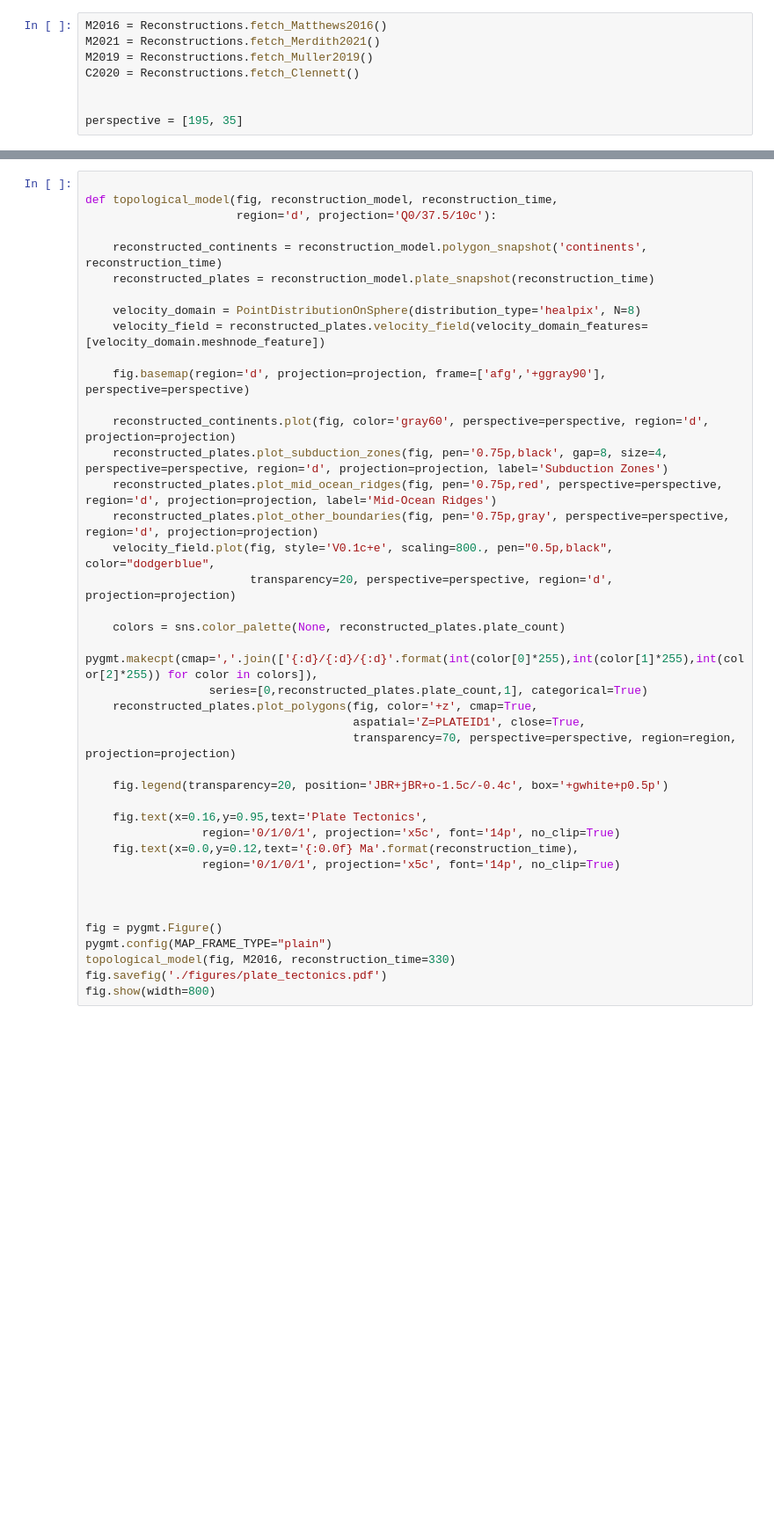
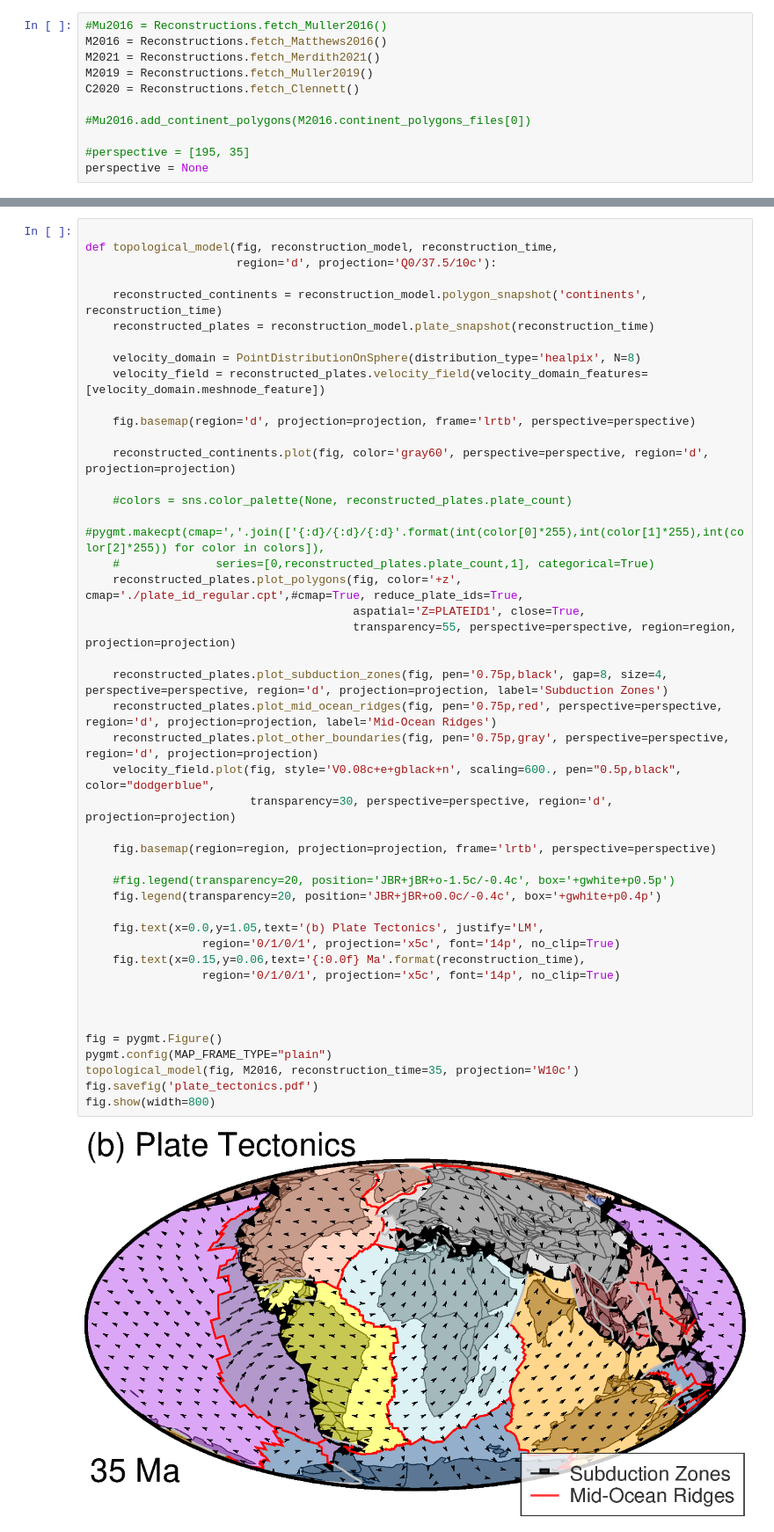
Before and after one commit to siwill22/Deconstructing-Plate-Tectonic-Reconstructions, a Jupyter notebook: Figure3/ReconstructionTypes.ipynb, the cells around one changed output, grey strips where cells are left out. Shown at 88% size. Drawn from its saved outputs; the diff is of its cells as text; blank space fills up the shorter version.

```diff
--- a/Figure3/ReconstructionTypes.ipynb
+++ b/Figure3/ReconstructionTypes.ipynb
@@ -17,9 +19,12 @@ sys.path.append('../degenerative_art/')
 from map_effects import polygons_buffer, raster_buffer, reconstruct_and_rasterize_polygons
 # %%
+#Mu2016 = Reconstructions.fetch_Muller2016()
 M2016 = Reconstructions.fetch_Matthews2016()
 M2021 = Reconstructions.fetch_Merdith2021()
 M2019 = Reconstructions.fetch_Muller2019()
 C2020 = Reconstructions.fetch_Clennett()
 
+#Mu2016.add_continent_polygons(M2016.continent_polygons_files[0])
 
-perspective = [195, 35]
+#perspective = [195, 35]
+perspective = None
@@ -69,42 +93,48 @@ fig.show(width=800)
 # %%
 
 def topological_model(fig, reconstruction_model, reconstruction_time,
                       region='d', projection='Q0/37.5/10c'):
 
     reconstructed_continents = reconstruction_model.polygon_snapshot('continents', reconstruction_time)
     reconstructed_plates = reconstruction_model.plate_snapshot(reconstruction_time)
 
     velocity_domain = PointDistributionOnSphere(distribution_type='healpix', N=8)
     velocity_field = reconstructed_plates.velocity_field(velocity_domain_features=[velocity_domain.meshnode_feature])
 
-    fig.basemap(region='d', projection=projection, frame=['afg','+ggray90'], perspective=perspective)
+    fig.basemap(region='d', projection=projection, frame='lrtb', perspective=perspective)
 
     reconstructed_continents.plot(fig, color='gray60', perspective=perspective, region='d', projection=projection)
+
+    #colors = sns.color_palette(None, reconstructed_plates.plate_count)
+    #pygmt.makecpt(cmap=','.join(['{:d}/{:d}/{:d}'.format(int(color[0]*255),int(color[1]*255),int(color[2]*255)) for color in colors]),
+    #              series=[0,reconstructed_plates.plate_count,1], categorical=True)
+    reconstructed_plates.plot_polygons(fig, color='+z', cmap='./plate_id_regular.cpt',#cmap=True, reduce_plate_ids=True,
+                                       aspatial='Z=PLATEID1', close=True,
+                                       transparency=55, perspective=perspective, region=region, projection=projection)
+
     reconstructed_plates.plot_subduction_zones(fig, pen='0.75p,black', gap=8, size=4, perspective=perspective, region='d', projection=projection, label='Subduction Zones')
     reconstructed_plates.plot_mid_ocean_ridges(fig, pen='0.75p,red', perspective=perspective, region='d', projection=projection, label='Mid-Ocean Ridges')
     reconstructed_plates.plot_other_boundaries(fig, pen='0.75p,gray', perspective=perspective, region='d', projection=projection)
-    velocity_field.plot(fig, style='V0.1c+e', scaling=800., pen="0.5p,black", color="dodgerblue",
-                        transparency=20, perspective=perspective, region='d', projection=projection)
+    velocity_field.plot(fig, style='V0.08c+e+gblack+n', scaling=600., pen="0.5p,black", color="dodgerblue",
+                        transparency=30, perspective=perspective, region='d', projection=projection)
 
-    colors = sns.color_palette(None, reconstructed_plates.plate_count)
-    pygmt.makecpt(cmap=','.join(['{:d}/{:d}/{:d}'.format(int(color[0]*255),int(color[1]*255),int(color[2]*255)) for color in colors]),
-                  series=[0,reconstructed_plates.plate_count,1], categorical=True)
-    reconstructed_plates.plot_polygons(fig, color='+z', cmap=True,
-                                       aspatial='Z=PLATEID1', close=True,
-                                       transparency=70, perspective=perspective, region=region, projection=projection)
+    fig.basemap(region=region, projection=projection, frame='lrtb', perspective=perspective)
 
-    fig.legend(transparency=20, position='JBR+jBR+o-1.5c/-0.4c', box='+gwhite+p0.5p')
+    #fig.legend(transparency=20, position='JBR+jBR+o-1.5c/-0.4c', box='+gwhite+p0.5p')
+    fig.legend(transparency=20, position='JBR+jBR+o0.0c/-0.4c', box='+gwhite+p0.4p')
 
-    fig.text(x=0.16,y=0.95,text='Plate Tectonics',
+    fig.text(x=0.0,y=1.05,text='(b) Plate Tectonics', justify='LM',
                  region='0/1/0/1', projection='x5c', font='14p', no_clip=True)
-    fig.text(x=0.0,y=0.12,text='{:0.0f} Ma'.format(reconstruction_time),
+    fig.text(x=0.15,y=0.06,text='{:0.0f} Ma'.format(reconstruction_time),
                  region='0/1/0/1', projection='x5c', font='14p', no_clip=True)
 
 
 
 fig = pygmt.Figure()
 pygmt.config(MAP_FRAME_TYPE="plain")
-topological_model(fig, M2016, reconstruction_time=330)
-fig.savefig('./figures/plate_tectonics.pdf')
+topological_model(fig, M2016, reconstruction_time=35, projection='W10c')
+fig.savefig('plate_tectonics.pdf')
 fig.show(width=800)
+# %% [output]
+[figure, added]
 # %%
```
Also changed, not shown: parts of 7 cells of this notebook.
